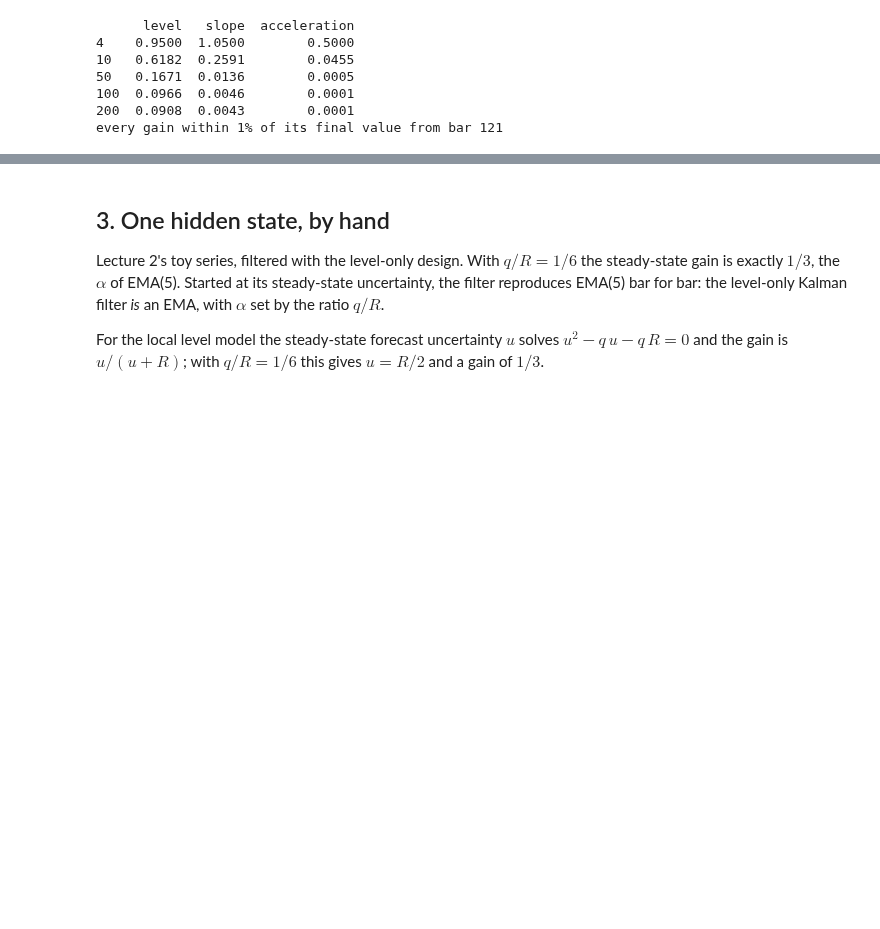
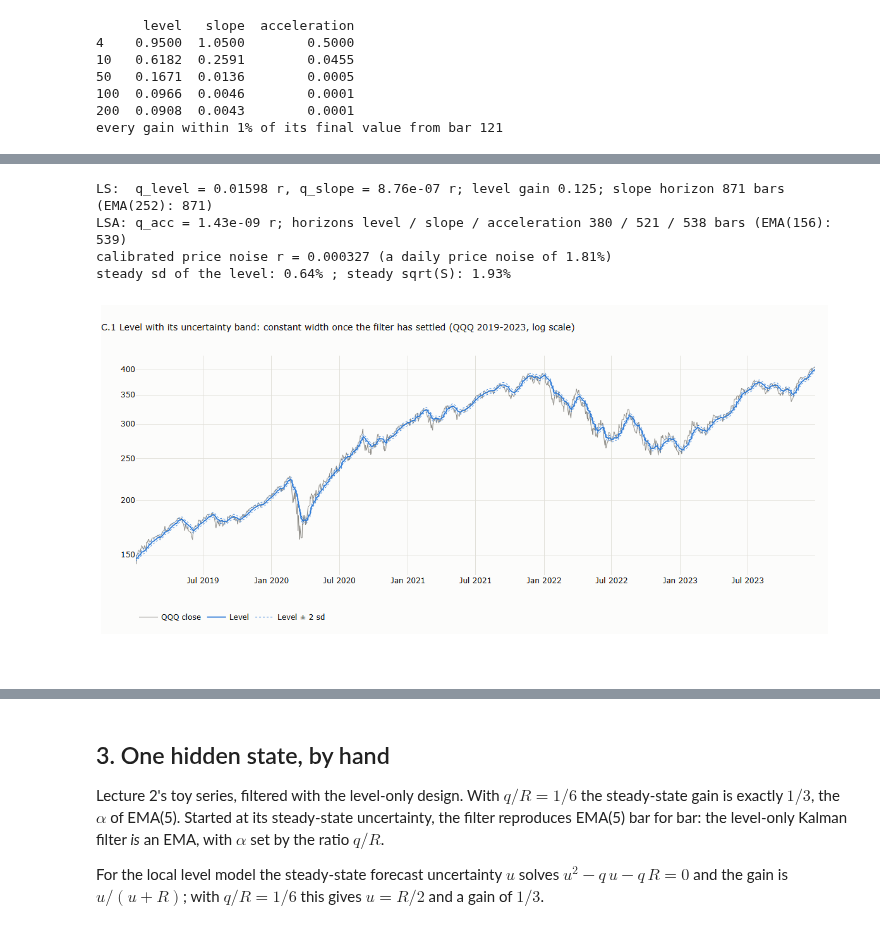
Before and after one commit to MaxGnesi/systematic-trading-notes, a Jupyter notebook: lectures/04-tracking-hidden-states/04_tracking_hidden_states.ipynb, the cells around one changed output, grey strips where cells are left out. Drawn from its saved outputs; the diff is of its cells as text; code cells hidden in the pictures; blank space fills up the shorter version.

Commit message:
Lecture 4b: four QQQ charts of what can be read from the filter, in an appendix linked from Table 2.4; notebook section 2c
Co-Authored-By: Claude Opus 5.5 <noreply@anthropic.com>

```diff
--- a/lectures/04-tracking-hidden-states/04_tracking_hidden_states.ipynb
+++ b/lectures/04-tracking-hidden-states/04_tracking_hidden_states.ipynb
@@ -242,0 +256,70 @@ every gain within 1% of its final value from bar 121
+# %%
+def steady_weights_k(q_rel, n=8000):
+    k = len(q_rel); F_k, H_k = design(k); Q_k = np.diag(q_rel); P_k = np.eye(k)
+    for _ in range(400000):
+        Pp = F_k @ P_k @ F_k.T + Q_k; K_k = Pp @ H_k / (H_k @ Pp @ H_k + 1.0); Pn = Pp - np.outer(K_k, H_k @ Pp)
+        if np.allclose(Pn, P_k, rtol=1e-12, atol=0): break
+        P_k = Pn
+    A_k = (np.eye(k) - np.outer(K_k, H_k)) @ F_k
+    W, v = np.empty((n, k)), K_k.copy()
+    for j in range(n):
+        W[j] = v; v = A_k @ v
+    return K_k, W
+
+
+def tail_horizon(w):
+    tail = np.cumsum(np.abs(w)[::-1])[::-1] / np.abs(w).sum()
+    return int(np.argmax(tail < 1e-3))
+
+
+def bisect(f, target, lo, hi, increasing):
+    for _ in range(70):
+        m = np.sqrt(lo * hi)
+        lo, hi = (m, hi) if (f(m) < target) == increasing else (lo, m)
+    return m
+
+
+ema_horizon = lambda N: int(np.ceil(np.log(1e-3) / np.log(1 - 2 / (N + 1))))
+ql_rel = 0.05
+for _ in range(6):                      # alternate: slope memory = EMA(252), level gain = 2/16
+    qs_rel = bisect(lambda q: tail_horizon(steady_weights_k([ql_rel, q])[1][:, 1]), ema_horizon(252), 1e-14, 1e-1, increasing=False)
+    ql_rel = bisect(lambda q: steady_weights_k([q, qs_rel])[0][0], 2 / 16, 1e-6, 10, increasing=True)
+qa_rel = bisect(lambda q: tail_horizon(steady_weights_k([ql_rel, qs_rel, q])[1][:, 2]), ema_horizon(156), 1e-16, 1e-2, increasing=False)
+K2s, W2s = steady_weights_k([ql_rel, qs_rel]); K3s, W3s = steady_weights_k([ql_rel, qs_rel, qa_rel])
+print(f"LS:  q_level = {ql_rel:.4g} r, q_slope = {qs_rel:.3g} r; level gain {K2s[0]:.3f}; slope horizon {tail_horizon(W2s[:, 1])} bars (EMA(252): {ema_horizon(252)})")
+print(f"LSA: q_acc = {qa_rel:.3g} r; horizons level / slope / acceleration {tail_horizon(W3s[:, 0])} / {tail_horizon(W3s[:, 1])} / {tail_horizon(W3s[:, 2])} bars (EMA(156): {ema_horizon(156)})")
+
+# The ratios fix the estimates; the scale of r fixes the uncertainty. Calibrate the scale so that the normalised
+# surprises have variance 1 over 2014-2018, before the charted period (no look-ahead).
+r_b = 1e-4
+cal = (dates >= "2014-01-01") & (dates <= "2018-12-31")
+z_trial = kalman(y_qqq, *design(2), np.array([ql_rel, qs_rel]) * r_b, r_b, start_uncertainty=1.0)["z"]
+r_b *= np.mean(z_trial[cal] ** 2)
+print(f"calibrated price noise r = {r_b:.3g} (a daily price noise of {100 * np.sqrt(r_b):.2f}%)")
+LS_b = kalman(y_qqq, *design(2), np.array([ql_rel, qs_rel]) * r_b, r_b, start_uncertainty=1.0)
+LSA_b = kalman(y_qqq, *design(3), np.array([ql_rel, qs_rel, qa_rel]) * r_b, r_b, start_uncertainty=1.0)
+lvl, sl = LS_b["states"][:, 0], LS_b["states"][:, 1]
+sd_lvl, sd_sl = LS_b["sd"][:, 0], LS_b["sd"][:, 1]
+acc, sd_acc = LSA_b["states"][:, 2], LSA_b["sd"][:, 2]
+z_b = LS_b["z"]
+px = pd.Series(qqq.to_numpy(), dates)
+win = (dates >= "2019-01-01") & (dates <= "2023-12-31")
+print(f"steady sd of the level: {100 * sd_lvl[-1]:.2f}% ; steady sqrt(S): {100 * np.sqrt(LS_b['surprise_var'][-1]):.2f}%")
+
+# C.1 level with its band
+fig = go.Figure()
+d = dates[win]
+fig.add_scatter(x=d, y=px[win], name="QQQ close", mode="lines", line=dict(width=1, color=MUTED))
+fig.add_scatter(x=d, y=np.exp(lvl[win]), name="Level", mode="lines", line=dict(width=1.8, color=SERIES[0]))
+fig.add_scatter(x=d, y=np.exp(lvl[win] + 2 * sd_lvl[win]), name="Level ± 2 sd", mode="lines", line=dict(width=1, color=SERIES[0], dash="dot"))
+fig.add_scatter(x=d, y=np.exp(lvl[win] - 2 * sd_lvl[win]), showlegend=False, mode="lines", line=dict(width=1, color=SERIES[0], dash="dot"))
+fig.update_layout(title="C.1 Level with its uncertainty band: constant width once the filter has settled (QQQ 2019-2023, log scale)",
+                  yaxis=dict(type="log"), height=520, width=1150, margin=dict(t=80, b=70), legend=dict(orientation="h", y=-0.15, x=0))
+save_figure(fig, "b_c01_level_bands", FIG)
+fig
+# %% [output]
+LS:  q_level = 0.01598 r, q_slope = 8.76e-07 r; level gain 0.125; slope horizon 871 bars (EMA(252): 871)
+LSA: q_acc = 1.43e-09 r; horizons level / slope / acceleration 380 / 521 / 538 bars (EMA(156): 539)
+calibrated price noise r = 0.000327 (a daily price noise of 1.81%)
+steady sd of the level: 0.64% ; steady sqrt(S): 1.93%
+[figure, added]
```
Also changed, not shown: parts of 4 cells of this notebook, 5 other files.
